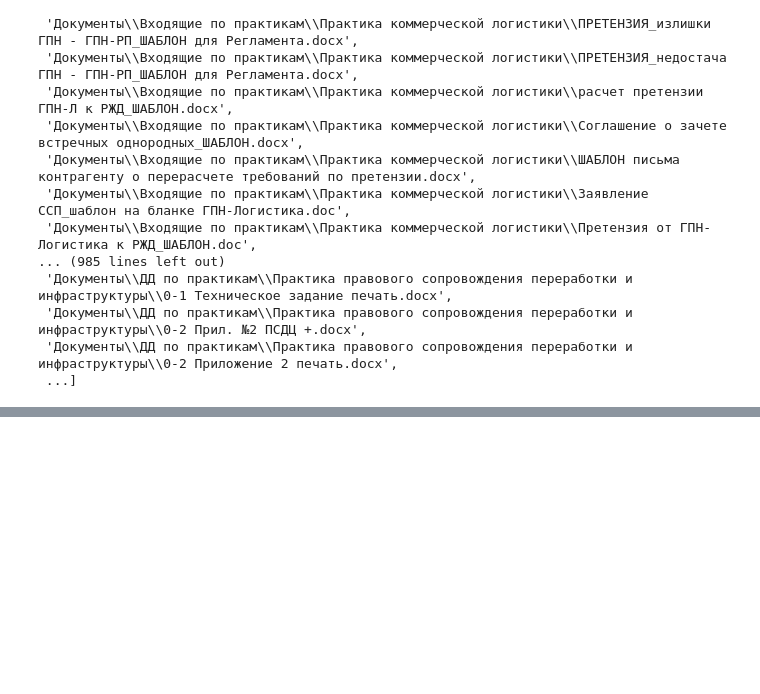
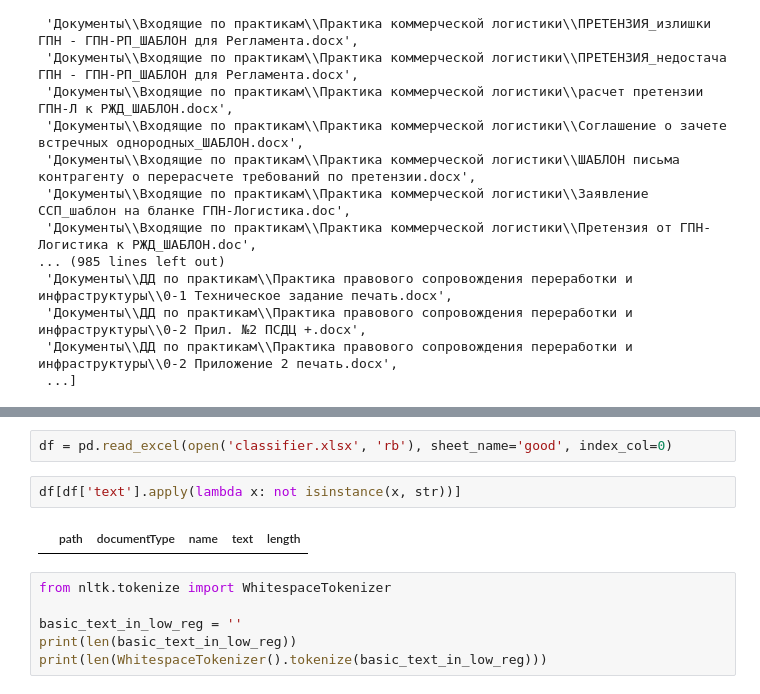
Before and after one commit to nemoware/doc-classifier, a Jupyter notebook: main.ipynb, the cells around one changed output, grey strips where cells are left out. Drawn from its saved outputs; the diff is of its cells as text; blank space fills up the shorter version.

```diff
--- a/main.ipynb
+++ b/main.ipynb
@@ -265,0 +247,12 @@ Now 2277 from 2277 и Good = 2999, Bad = 23, TEST = 846, TEST2 = 2053
+# %%
+df = pd.read_excel(open('classifier.xlsx', 'rb'), sheet_name='good', index_col=0)
+# %%
+df[df['text'].apply(lambda x: not isinstance(x, str))]
+# %% [output]
+|  | path | documentType | name | text | length |
+# %%
+from nltk.tokenize import WhitespaceTokenizer
+
+basic_text_in_low_reg = ''
+print(len(basic_text_in_low_reg))
+print(len(WhitespaceTokenizer().tokenize(basic_text_in_low_reg)))
```
Also changed, not shown: parts of 5 cells of this notebook, 3 other files.
